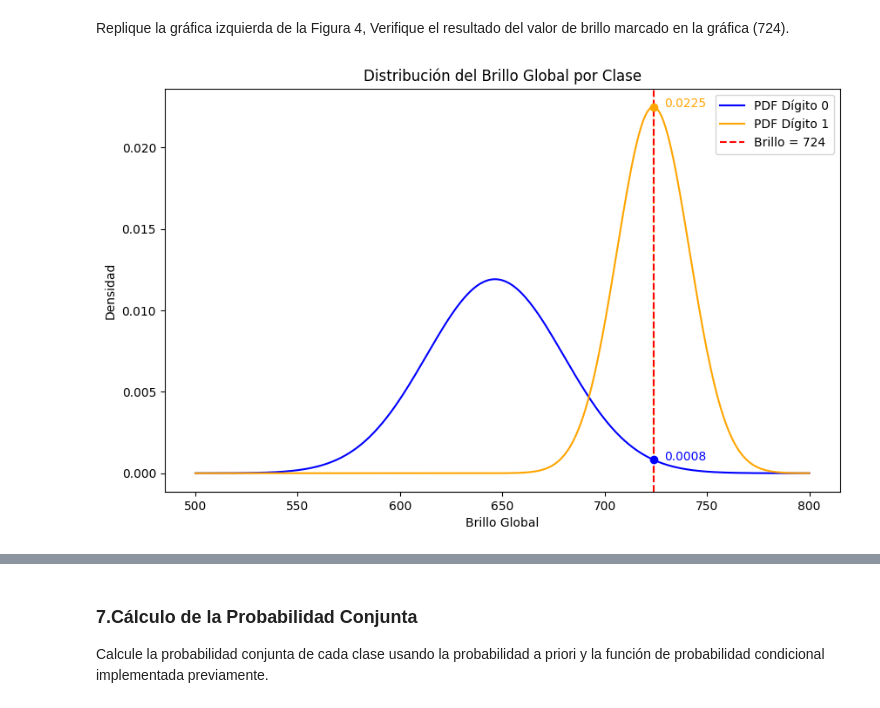
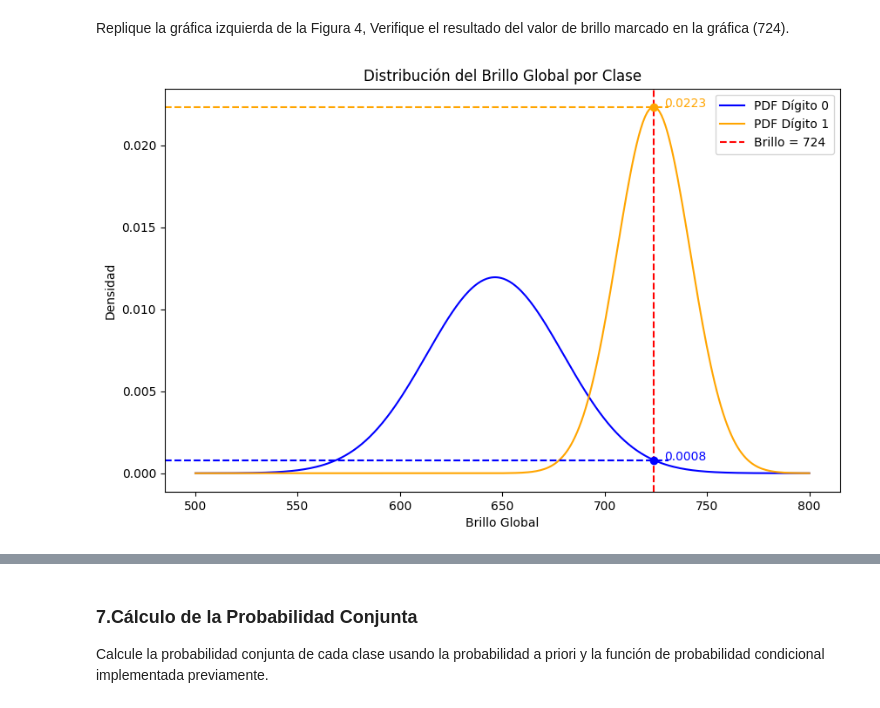
Before and after one commit to luis27diego/Aprendizaje-Maquinal, a Jupyter notebook: AM_ClasificadorBayes/ClasificadorBayes.ipynb, the cells around one changed output, grey strips where cells are left out. Saved outputs shown, nothing was run; the diff lists cells and outputs as text; code cells hidden in the pictures.

```diff
--- a/AM_ClasificadorBayes/ClasificadorBayes.ipynb
+++ b/AM_ClasificadorBayes/ClasificadorBayes.ipynb
@@ -147,7 +147,7 @@ X = data.drop('target', axis=1)
 y = data['target']
 # %%
 # Split the data into training and test sets
-X_train, X_test, y_train, y_test = train_test_split(X, y, test_size=0.2, random_state=0, stratify = y)
+X_train, X_test, y_train, y_test = train_test_split(X, y, test_size=0.1, random_state=0, stratify = y)
 # %% [markdown]
 ### 2. Procesamiento de datos
 
@@ -301,39 +301,39 @@ plt.figure(figsize=(10, 6))
 
 # Graficar las funciones de densidad probabilística gaussianas
 x_values = np.linspace(500, 800, 300)
-pdf_0 = stats.norm.pdf(x_values, mean_0, std_0)
-pdf_1 = stats.norm.pdf(x_values, mean_1, std_1)
+pdf_0 = np.array(prob_condicional_lista(x_values, mean_0, std_0))
+pdf_1 = np.array(prob_condicional_lista(x_values, mean_1, std_1))
 plt.plot(x_values, pdf_0, label='PDF Dígito 0', color='blue')
 plt.plot(x_values, pdf_1, label='PDF Dígito 1', color='orange')
 
 # Obtener las probabilidades en x=724 para ambas distribuciones
-y_0 = stats.norm.pdf(724, mean_0, std_0)
-y_1 = stats.norm.pdf(724, mean_1, std_1)
+y_0 = prob_condicional(724, mean_0, std_0)
+y_1 = prob_condicional(724, mean_1, std_1)
 
 # Marcar el punto 724 en ambas distribuciones con un marcador
 plt.scatter(724, y_0, color='blue', zorder=5)  # Para la curva del Dígito 0
 plt.scatter(724, y_1, color='orange', zorder=5)  # Para la curva del Dígito 1
 
-# Añadir líneas guía horizontales desde el punto a los ejes
-plt.plot([724, 724], [0, y_0], color='blue', linestyle='--')  # Para la curva del Dígito 0
-plt.plot([724, 724], [0, y_1], color='orange', linestyle='--')  # Para la curva del Dígito 1
-
 # Añadir una línea vertical desde el eje x=724
 plt.axvline(x=724, color='red', linestyle='--', label='Brillo = 724')
+
+# Dibujar líneas horizontales desde el punto hasta el eje y (para las probabilidades)
+plt.axhline(y=y_0, xmin=0, xmax=(724-500)/(800-500), color='blue', linestyle='--')  # Para la curva del Dígito 0
+plt.axhline(y=y_1, xmin=0, xmax=(724-500)/(800-500), color='orange', linestyle='--')  # Para la curva del Dígito 1
 
 # Etiquetar las probabilidades en el gráfico
 plt.text(724 + 5, y_0, f'{y_0:.4f}', color='blue', ha='left')
 plt.text(724 + 5, y_1, f'{y_1:.4f}', color='orange', ha='left')
 
 # Etiquetas para los ejes
 plt.xlabel('Brillo Global')
 plt.ylabel('Densidad')
 plt.title('Distribución del Brillo Global por Clase')
 
 # Agregar leyenda
 plt.legend()
 
 # Mostrar gráfico
 plt.show()
 # %% [output]
-[figure, old version]
+[figure, new version]
```
Also changed, not shown: parts of 11 cells of this notebook, 7 other files.
